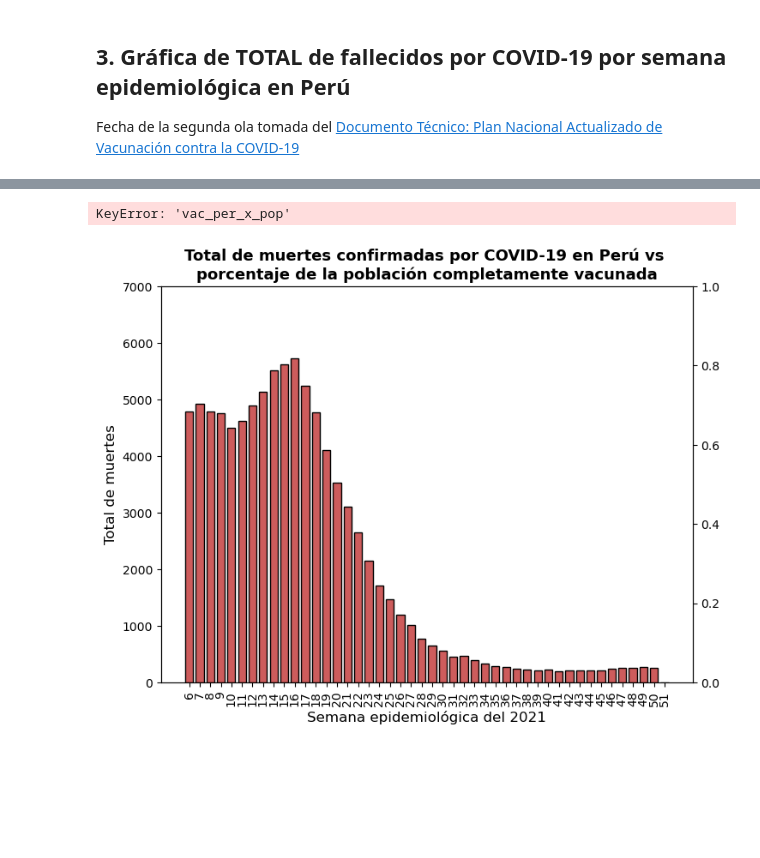
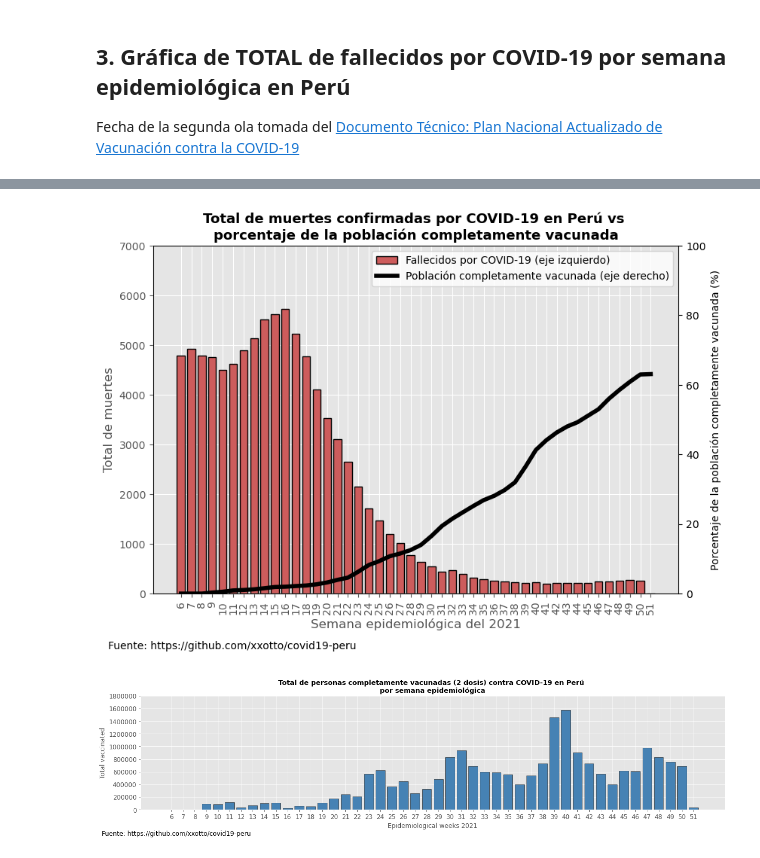
Before and after one commit to xxotto/covid19-Peru, a Jupyter notebook: 3_Analysis.ipynb, the cells around one changed output, grey strips where cells are left out. Saved outputs shown, nothing was run; the diff lists cells and outputs as text; code cells hidden in the pictures; blank space fills up the shorter version.

```diff
--- a/3_Analysis.ipynb
+++ b/3_Analysis.ipynb
@@ -73,7 +91,9 @@ barplot_dec(df1, 'total_fallecidos')
 # %%
+cumsum_vac = pd.DataFrame(round(dp1.total_dosis_2.cumsum()*100/32625948, 2))
+
 def barplot_dec(df, fal):
 
-    fig = plt.figure(figsize=(8, 6)) # Create a figure
+    fig = plt.figure(figsize=(9, 6)) # Create a figure
     ax = fig.add_subplot(111)
     plt.style.use('default') # Using the style for the plot
 
@@ -82,42 +102,41 @@ def barplot_dec(df, fal):
 
     # Primera gráfica de barras
     width = 0.75 # Bar width
     x = np.arange(len(fal))
     ax.bar(x, fal, width, color="indianred", edgecolor="black", zorder=2,
                     label='Fallecidos por COVID-19 (eje izquierdo)')
 
     plt.xticks(x, df["epi_week"].iloc[49:], rotation = 90)
     plt.yticks(np.arange(0, 7500, 1000))
     plt.ylabel("Total de muertes", fontsize = 12)
     plt.tick_params(axis="x", labelsize = 10)
 
     plt.title("Total de muertes confirmadas por COVID-19 en Perú vs \nporcentaje de la población completamente vacunada",
               fontsize=13, weight="bold")
     plt.xlabel("Semana epidemiológica del 2021", fontsize=12)
 
     # Segunda gráfica de frecuencia acumulada de fallecidos
     ax2 = plt.twinx()
-    ax2.plot(x, df['vac_per_x_pop'].iloc[49:], color='black', linestyle="-", linewidth=4,
+    ax2.plot(x, cumsum_vac ['total_dosis_2'].iloc[49:], color='black', linestyle="-", linewidth=4,
             label='Población completamente vacunada (eje derecho)')
     ax2.set_ylim(0,100,10)
 
     lines, labels = ax.get_legend_handles_labels()
     lines2, labels2 = ax2.get_legend_handles_labels()
     ax2.legend(lines + lines2, labels + labels2, loc=0)
     ax2.set_ylabel('Porcentaje de la población completamente vacunada (%)')
 
-    plt.text(-7, -16, r"Source: https://github.com/xxotto/covid19-peru", fontsize=10)
+    plt.text(-7, -16, r"Fuente: https://github.com/xxotto/covid19-peru", fontsize=10)
 
-    #plt.savefig('Images/covid19-peru_fallecidos_vs_vacunados_x_semanaEpi.png', bbox_inches='tight') # Save figure
+    plt.savefig('Images/covid19-peru_fallecidos_vs_vacunados_x_semanaEpi.png', bbox_inches='tight') # Save figure
     plt.show() # Plot figure
 
-barplot_dec(df1, 'total_fallecidos')
+barplot_dec(dp1, 'total_fallecidos')
 # %% [output]
-KeyError: 'vac_per_x_pop'
-[figure, old version]
+[figure, new version]
 # %%
 # Barplot of TOTAL VACCINATED
-def barplot_vac(df):
+def barplot_vac(df,vac):
 
     # Create a figure
     plt.figure(figsize=(20, 4))
@@ -130,22 +149,25 @@ def barplot_vac(df):
     plt.tick_params(axis="x", labelsize=12)
     plt.tick_params(axis="y", labelsize=12)
 
-    plt.bar(y_position, df["vaccinated"].iloc[49:], color="steelblue", edgecolor="black")  # Create bars
+    plt.bar(y_position, df[vac].iloc[49:], color="steelblue", edgecolor="black")  # Create bars
     plt.xticks(y_position, df["epi_week"].iloc[49:])  # Create names on the x-axis
-    plt.yticks(np.arange(0, 2800000, 200000))
+    plt.yticks(np.arange(0, 2000000, 200000))
     plt.ticklabel_format(axis="y", style="plain")
 
-    plt.title("Coronavirus vaccines in Peru")  # Labels
+    plt.title("Total de personas completamente vacunadas (2 dosis) contra COVID-19 en Perú \npor semana epidemiológica",
+              fontsize=13, weight="bold")
     plt.xlabel("Epidemiological weeks 2021")
     plt.ylabel("Total vaccinated")
 
     plt.grid(True, axis= "x", linewidth=.5, linestyle="-")  # Configure grid
     plt.rcParams["axes.axisbelow"] = True
 
-    plt.text(-5, -500000, r"Source: https://github.com/xxotto/covid19-peru", fontsize=12)
+    plt.text(-6, -410000, r"Fuente: https://github.com/xxotto/covid19-peru", fontsize=12)
 
     plt.savefig('Images/covid19-peru_vacunados_x_semanaEpi.png', bbox_inches='tight')
     plt.show()
 
-barplot_vac(vac_fal_semEpi)
+barplot_vac(dp1, 'total_dosis_2')
+# %% [output]
+[figure, added]
 # %%
```
Also changed, not shown: parts of 6 cells of this notebook, 7 other files.
